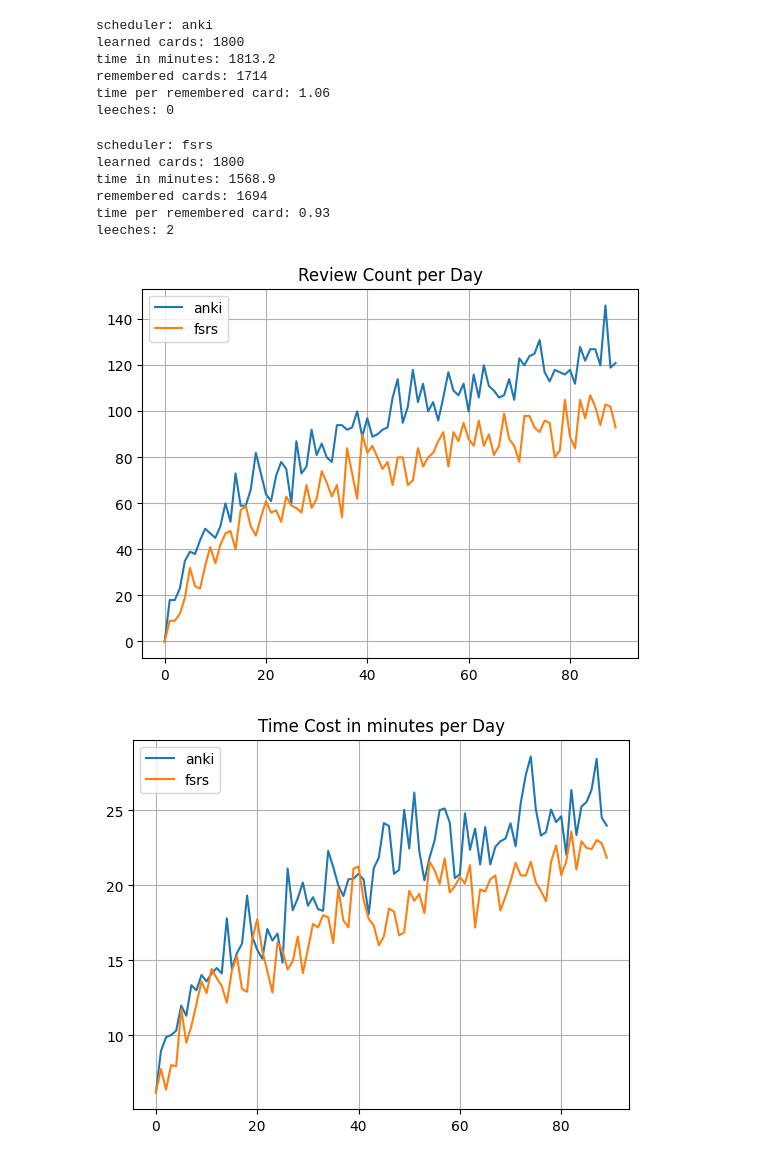
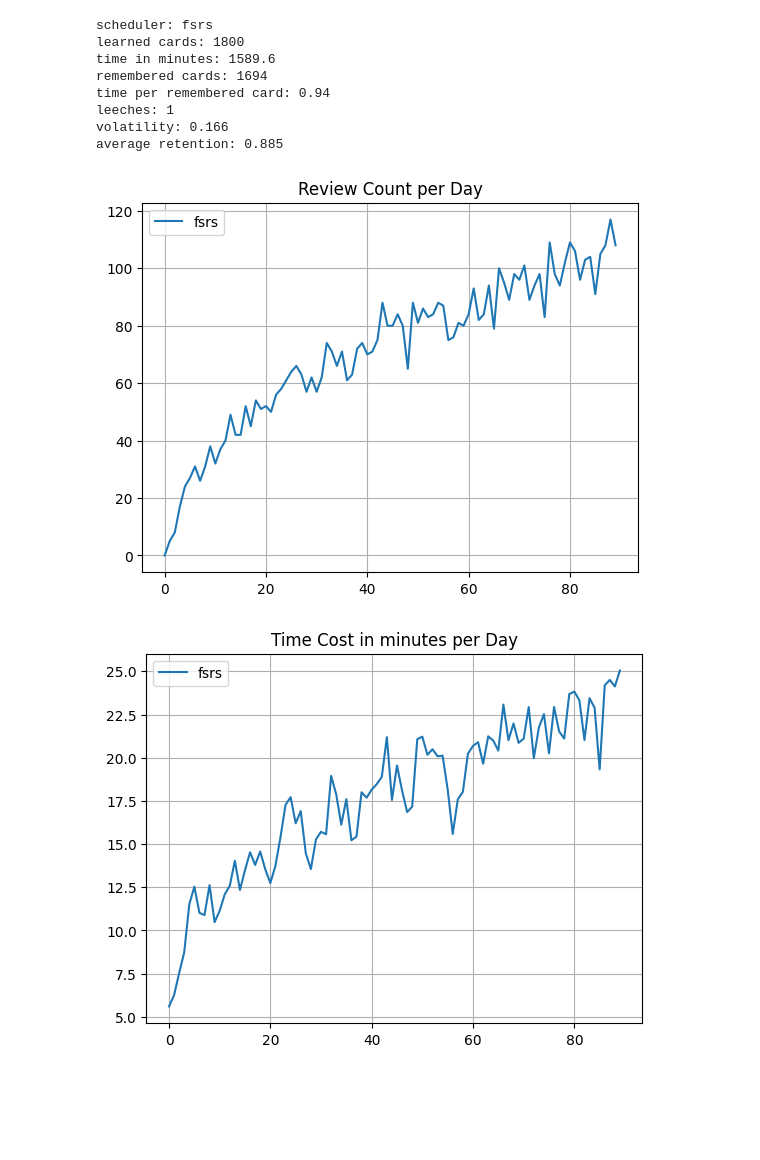
Before and after one commit to open-spaced-repetition/load-balance-simulator, a Jupyter notebook: notebook.ipynb, the cells around one changed output. Cells and saved outputs as stored; diff of their text form; code cells hidden in the pictures; blank space fills up the shorter version.

Commit message:
calculate volatility

```diff
--- a/notebook.ipynb
+++ b/notebook.ipynb
@@ -13,9 +13,10 @@ import random
 from tqdm.auto import tqdm
 import matplotlib.pyplot as plt
 
-enable_load_balance = False
+enable_load_balance = True
+random_load_balance = True # only works when enable_load_balance is True
 
-schedulers = ["anki", "fsrs"]  # You can disable anki by removing it from this list
+schedulers = ["fsrs"]  # You can disable anki by removing it from this list
 
 requestRetention = 0.9
 # parameters for Anki
@@ -75,7 +76,11 @@ def load_balance(card, delta_t, today):
     min_ivl, max_ivl = get_fuzz_range(delta_t)
     possible_intervals = list(range(min_ivl, max_ivl + 1))
     review_cnts = [card[card["due"] == today + i].shape[0] for i in possible_intervals]
-    delta_t = possible_intervals[np.argmin(review_cnts)]
+    if random_load_balance:
+        inv = [1 if r == 0 else 1/r  for r in review_cnts]
+        delta_t = random.choices(possible_intervals, weights=inv)[0]
+    else:
+        delta_t = possible_intervals[np.argmin(review_cnts)]
     return delta_t
 
 
@@ -202,11 +207,8 @@ def scheduler(scheduler_name, fsrs_inputs, anki_inputs):
 
 for scheduler_name in schedulers:
     new_card_per_day = np.array([0] * learn_days)
-    new_card_per_day_average_per_period = np.array([0.0] * learn_days)
     review_card_per_day = np.array([0.0] * learn_days)
-    review_card_per_day_average_per_period = np.array([0.0] * learn_days)
     time_per_day = np.array([0.0] * learn_days)
-    time_per_day_average_per_period = np.array([0.0] * learn_days)
     learned_per_day = np.array([0.0] * learn_days)
     retention_per_day = np.array([0.0] * learn_days)
     expected_memorization_per_day = np.array([0.0] * learn_days)
@@ -362,6 +364,9 @@ for scheduler_name in schedulers:
             card_df[card_df["retrievability"] > 0]["retrievability"]
         )
 
+    volatility = np.std(np.diff(review_card_per_day) / review_card_per_day[1:], ddof=1)
+    average_retention = retention_per_day[1:].mean()
+
     total_learned = sum(new_card_per_day)
     total_time = sum(time_per_day)
     total_remembered = int(card_df["retrievability"].sum())
@@ -384,6 +389,8 @@ for scheduler_name in schedulers:
     print("remembered cards:", total_remembered)
     print("time per remembered card:", round(total_time / 60 / total_remembered, 2))
     print("leeches:", total_leeches)
+    print("volatility:", round(volatility, 3))
+    print("average retention:", round(average_retention, 3))
 
     save = card_df[card_df["retrievability"] > 0].copy()
     save["stability"] = round(save["stability"], 2)
@@ -391,43 +398,39 @@ for scheduler_name in schedulers:
     save["difficulty"] = round(save["difficulty"], 2)
     save["factor"] = round(save["factor"], 2)
     save["time"] = round(save["time"], 2)
 
     save.to_csv(f"./simulator-{scheduler_name}.tsv", index=False, sep="\t")
 
 plt.figure(1)
 plt.title(f"Review Count per Day")
 plt.legend()
 plt.grid(True)
 plt.figure(2)
 plt.title(f"Time Cost in minutes per Day")
 plt.legend()
 plt.grid(True)
 plt.figure(3)
 plt.title(f"Cumulative Learn Count per Day")
 plt.legend()
 plt.grid(True)
 plt.figure(4)
 plt.title("Retention per Day")
 plt.legend()
 plt.grid(True)
 plt.figure(5)
 plt.title(f"Memorized Count per Day")
 plt.legend()
 plt.grid(True)
 plt.show()
 plt.close("all")
 # %% [output]
-scheduler: anki
+scheduler: fsrs
 learned cards: 1800
-time in minutes: 1813.2
-remembered cards: 1714
-time per remembered card: 1.06
-leeches: 0
+time in minutes: 1589.6
+remembered cards: 1694
+time per remembered card: 0.94
+leeches: 1
+volatility: 0.166
+average retention: 0.885
-scheduler: fsrs
-learned cards: 1800
-time in minutes: 1568.9
-remembered cards: 1694
-time per remembered card: 0.93
-leeches: 2
-[figure, old version]
+[figure, new version]
-[figure, old version]
+[figure, new version]
```
Also changed, not shown: parts of 1 cell of this notebook.
